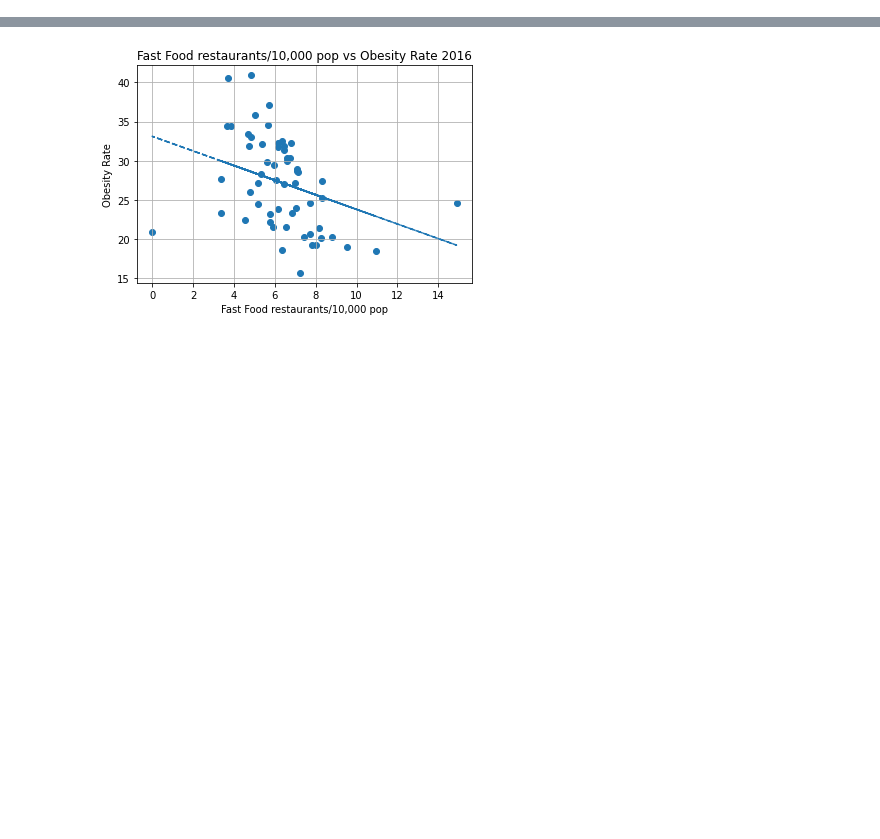
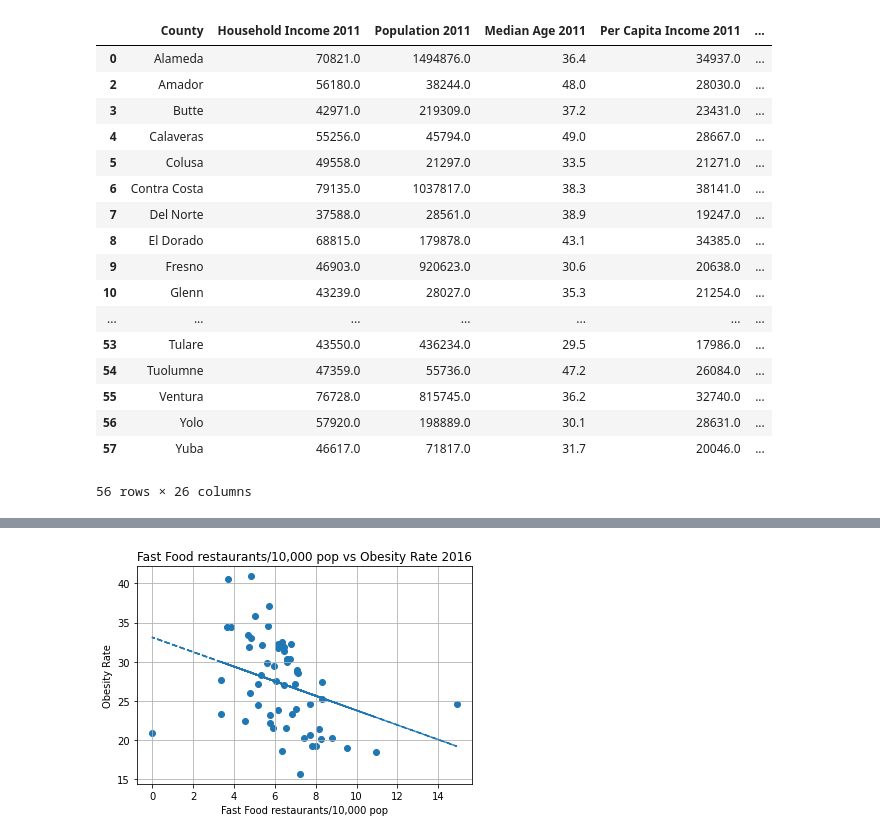
Before and after one commit to improvbutterfly/Fast-Food-Analysis-California, a Jupyter notebook: Analysis/chart_code.ipynb, the cells around one changed output, grey strips where cells are left out. Cells and saved outputs as stored; diff of their text form; code cells hidden in the pictures; blank space fills up the shorter version.

```diff
--- a/Analysis/chart_code.ipynb
+++ b/Analysis/chart_code.ipynb
@@ -18 +6,25 @@ big_df.head()
+# %%
+huge_df = pd.read_csv("data/census_health_ff_2011_2016.csv")
+huge_df = huge_df.loc[huge_df["County"] != "Alpine"]
+huge_df = huge_df.loc[huge_df["County"] != "Mono"]
+huge_df
+# %% [output]
+|  | County | Household Income 2011 | Population 2011 | Median Age 2011 | Per Capita Income 2011 | ... |
+| 0 | Alameda | 70821.0 | 1494876.0 | 36.4 | 34937.0 | ... |
+| 2 | Amador | 56180.0 | 38244.0 | 48.0 | 28030.0 | ... |
+| 3 | Butte | 42971.0 | 219309.0 | 37.2 | 23431.0 | ... |
+| 4 | Calaveras | 55256.0 | 45794.0 | 49.0 | 28667.0 | ... |
+| 5 | Colusa | 49558.0 | 21297.0 | 33.5 | 21271.0 | ... |
+| 6 | Contra Costa | 79135.0 | 1037817.0 | 38.3 | 38141.0 | ... |
+| 7 | Del Norte | 37588.0 | 28561.0 | 38.9 | 19247.0 | ... |
+| 8 | El Dorado | 68815.0 | 179878.0 | 43.1 | 34385.0 | ... |
+| 9 | Fresno | 46903.0 | 920623.0 | 30.6 | 20638.0 | ... |
+| 10 | Glenn | 43239.0 | 28027.0 | 35.3 | 21254.0 | ... |
+| ... | ... | ... | ... | ... | ... | ... |
+| 53 | Tulare | 43550.0 | 436234.0 | 29.5 | 17986.0 | ... |
+| 54 | Tuolumne | 47359.0 | 55736.0 | 47.2 | 26084.0 | ... |
+| 55 | Ventura | 76728.0 | 815745.0 | 36.2 | 32740.0 | ... |
+| 56 | Yolo | 57920.0 | 198889.0 | 30.1 | 28631.0 | ... |
+| 57 | Yuba | 46617.0 | 71817.0 | 31.7 | 20046.0 | ... |
+56 rows × 26 columns
 # %%
```
Also changed, not shown: parts of 3 cells of this notebook, 2 other files.
